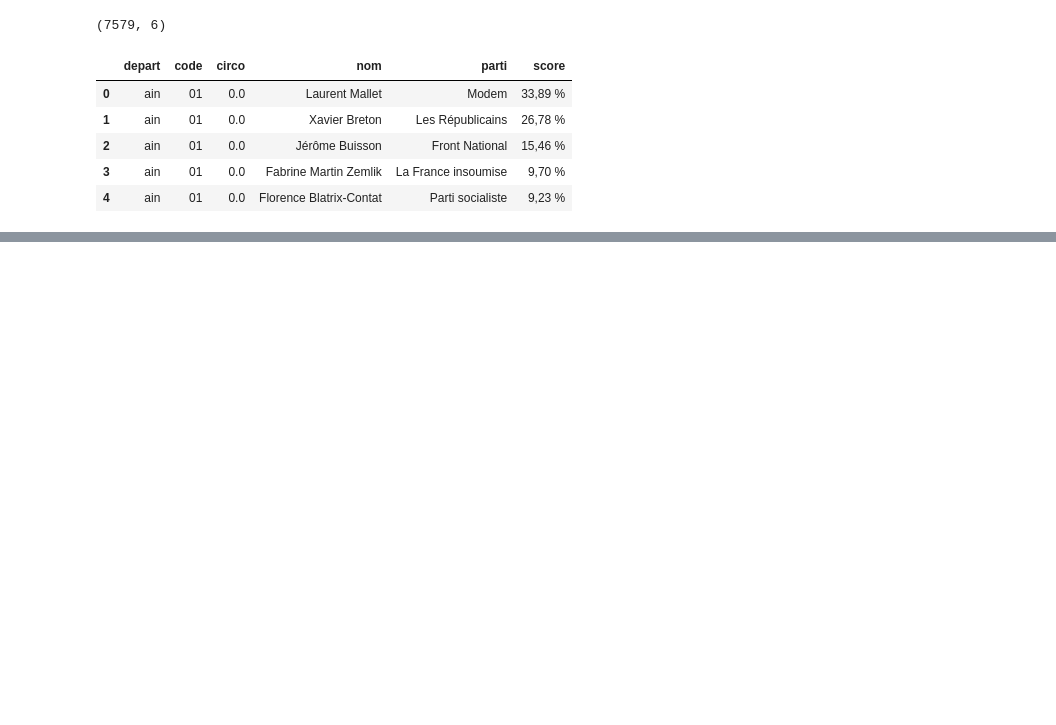
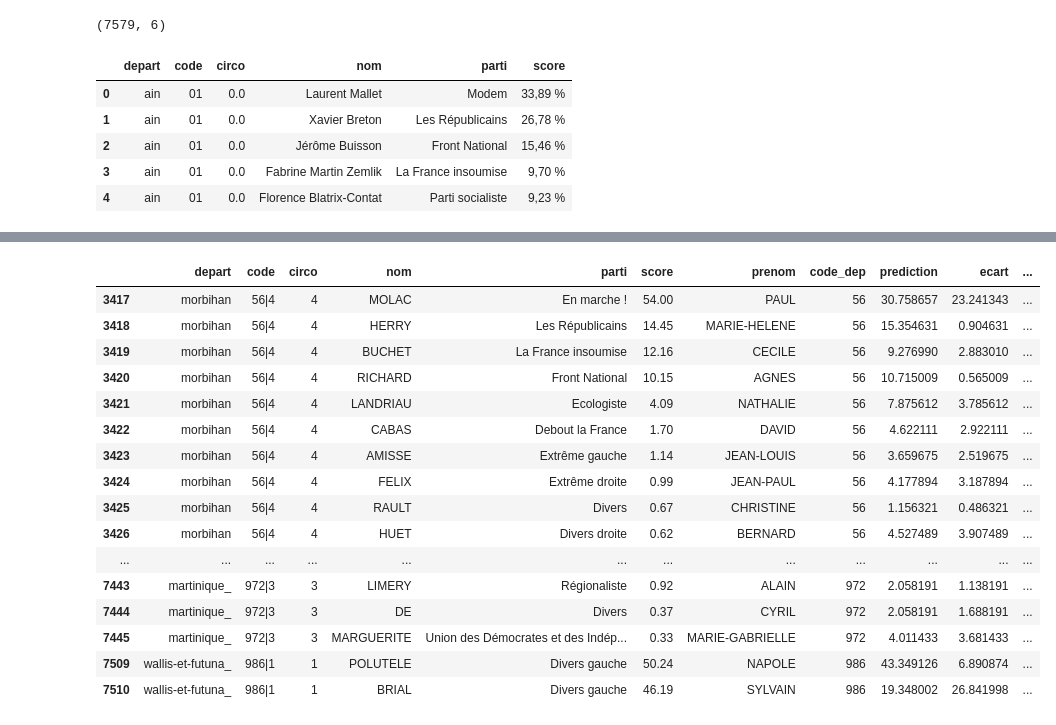
Before and after one commit to verycourt/Elections, a Jupyter notebook: legislatives/notebook_scrap_resultats1ertour.ipynb, the cells around one changed output, grey strips where cells are left out. Drawn from its saved outputs; the diff is of its cells as text; code cells hidden in the pictures; blank space fills up the shorter version.

```diff
--- a/legislatives/notebook_scrap_resultats1ertour.ipynb
+++ b/legislatives/notebook_scrap_resultats1ertour.ipynb
@@ -139,0 +246,31 @@ df2.to_csv("data/resultats_1ertour.csv", index=False)
+# %%
+def qualif(x):
+    if x > 50:
+        return "E"
+    if x > 12.5:
+        return "0"
+    else:
+        return "N"
+
+temp["qualif_true"] = temp["score"].map(lambda x : qualif(x))
+temp["qualif_pred"] = temp["prediction"].map(lambda x : qualif(x))
+# %%
+temp[(temp["code"]=="56|4") | (temp["code"]=="75|1") | (temp["code"]=="80|5") | (temp["code"]=="972|3") | (temp["code"]=="986|1") ]
+# %% [output]
+|  | depart | code | circo | nom | parti | score | prenom | code_dep | prediction | ecart | ... |
+| 3417 | morbihan | 56|4 | 4 | MOLAC | En marche ! | 54.00 | PAUL | 56 | 30.758657 | 23.241343 | ... |
+| 3418 | morbihan | 56|4 | 4 | HERRY | Les Républicains | 14.45 | MARIE-HELENE | 56 | 15.354631 | 0.904631 | ... |
+| 3419 | morbihan | 56|4 | 4 | BUCHET | La France insoumise | 12.16 | CECILE | 56 | 9.276990 | 2.883010 | ... |
+| 3420 | morbihan | 56|4 | 4 | RICHARD | Front National | 10.15 | AGNES | 56 | 10.715009 | 0.565009 | ... |
+| 3421 | morbihan | 56|4 | 4 | LANDRIAU | Ecologiste | 4.09 | NATHALIE | 56 | 7.875612 | 3.785612 | ... |
+| 3422 | morbihan | 56|4 | 4 | CABAS | Debout la France | 1.70 | DAVID | 56 | 4.622111 | 2.922111 | ... |
+| 3423 | morbihan | 56|4 | 4 | AMISSE | Extrême gauche | 1.14 | JEAN-LOUIS | 56 | 3.659675 | 2.519675 | ... |
+| 3424 | morbihan | 56|4 | 4 | FELIX | Extrême droite | 0.99 | JEAN-PAUL | 56 | 4.177894 | 3.187894 | ... |
+| 3425 | morbihan | 56|4 | 4 | RAULT | Divers | 0.67 | CHRISTINE | 56 | 1.156321 | 0.486321 | ... |
+| 3426 | morbihan | 56|4 | 4 | HUET | Divers droite | 0.62 | BERNARD | 56 | 4.527489 | 3.907489 | ... |
+| ... | ... | ... | ... | ... | ... | ... | ... | ... | ... | ... | ... |
+| 7443 | martinique_ | 972|3 | 3 | LIMERY | Régionaliste | 0.92 | ALAIN | 972 | 2.058191 | 1.138191 | ... |
+| 7444 | martinique_ | 972|3 | 3 | DE | Divers | 0.37 | CYRIL | 972 | 2.058191 | 1.688191 | ... |
+| 7445 | martinique_ | 972|3 | 3 | MARGUERITE | Union des Démocrates et des Indép... | 0.33 | MARIE-GABRIELLE | 972 | 4.011433 | 3.681433 | ... |
+| 7509 | wallis-et-futuna_ | 986|1 | 1 | POLUTELE | Divers gauche | 50.24 | NAPOLE | 986 | 43.349126 | 6.890874 | ... |
+| 7510 | wallis-et-futuna_ | 986|1 | 1 | BRIAL | Divers gauche | 46.19 | SYLVAIN | 986 | 19.348002 | 26.841998 | ... |
```
Also changed, not shown: parts of 40 cells of this notebook.
